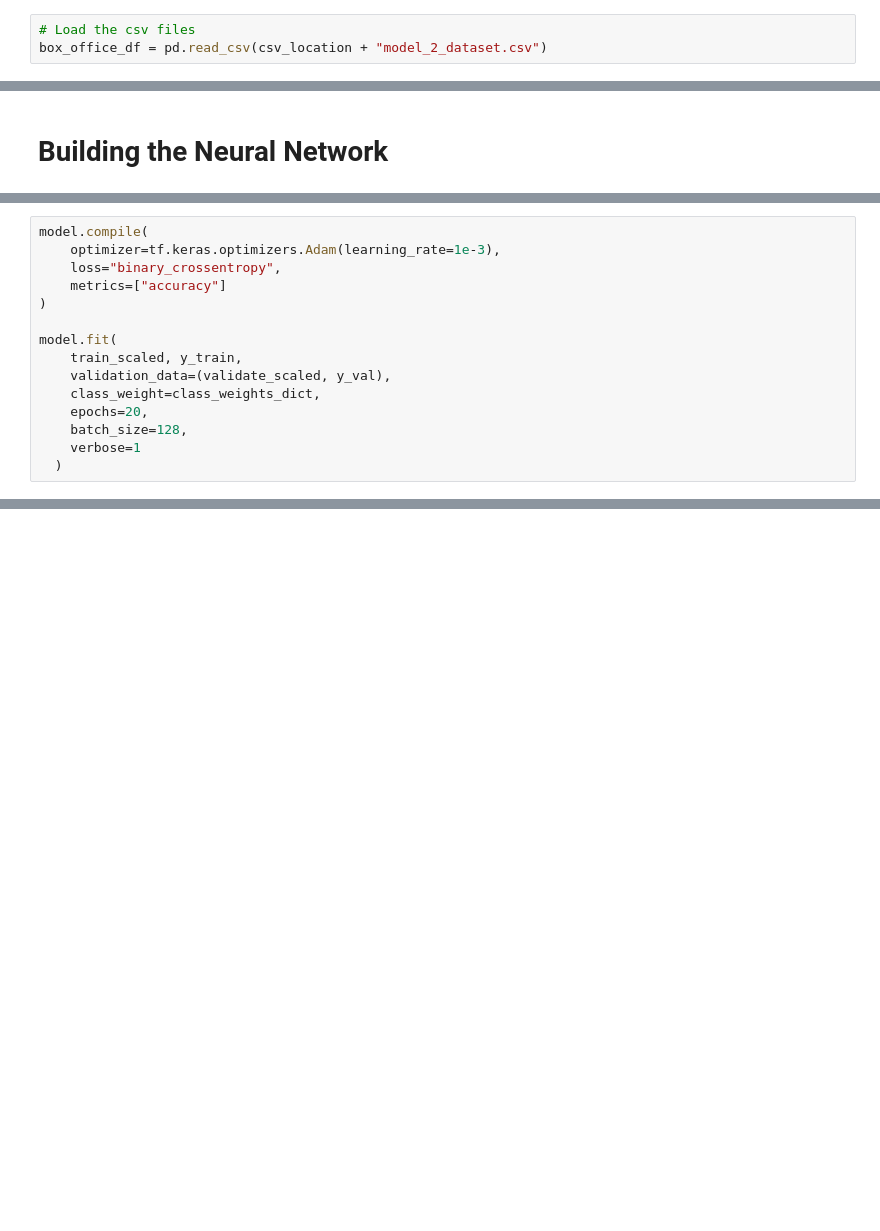
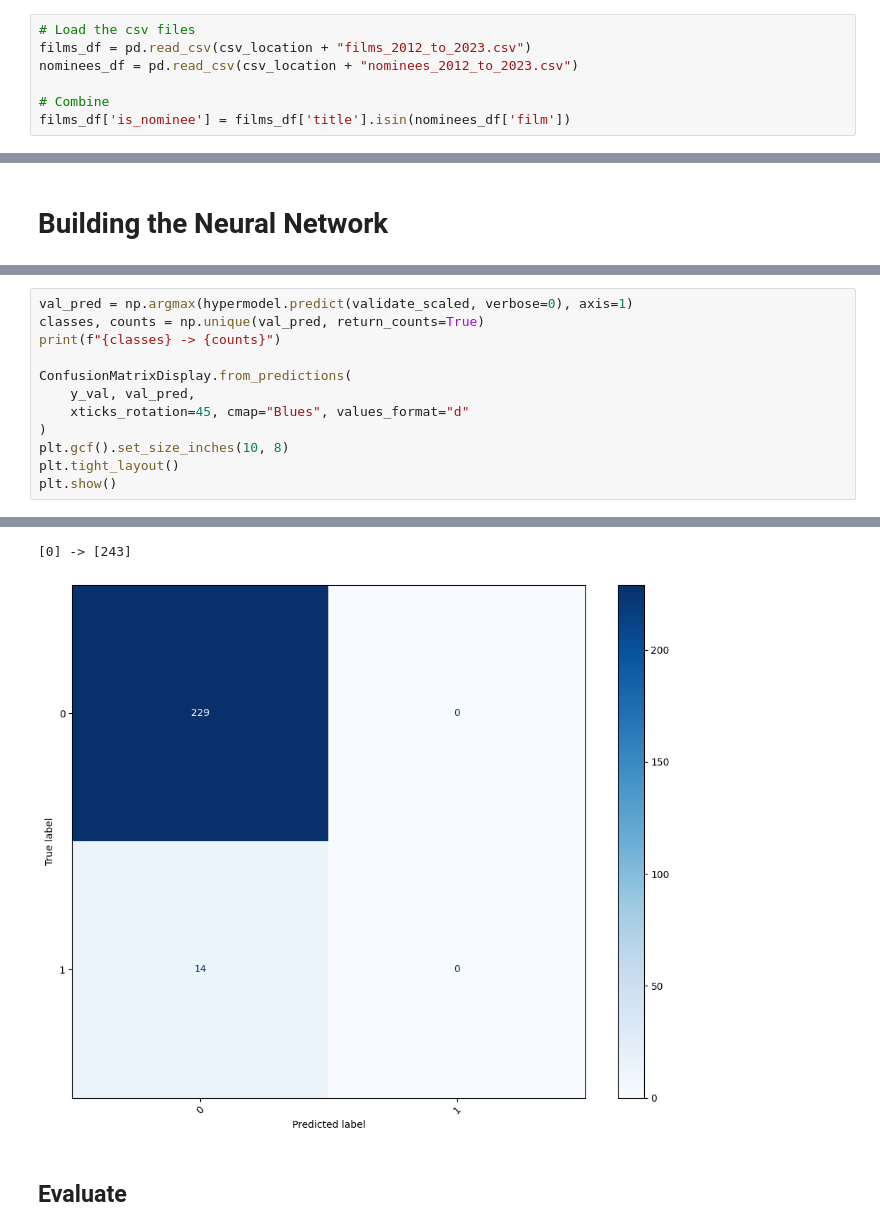
Before and after one commit to kmr6702/Oscars-Predictions-ML-Project, a Jupyter notebook: Code/model2_nn.ipynb, the cells around one changed output, grey strips where cells are left out. Cells and saved outputs as stored; diff of their text form; blank space fills up the shorter version.

```diff
--- a/Code/model2_nn.ipynb
+++ b/Code/model2_nn.ipynb
@@ -13,4 +13,8 @@ Drive already mounted at /content/drive; to attempt to forcibly remount, call dr
 csv_location = '/content/drive/MyDrive/ML Project/Dataset/'
 # %%
 # Load the csv files
-box_office_df = pd.read_csv(csv_location + "model_2_dataset.csv")
+films_df = pd.read_csv(csv_location + "films_2012_to_2023.csv")
+nominees_df = pd.read_csv(csv_location + "nominees_2012_to_2023.csv")
+
+# Combine
+films_df['is_nominee'] = films_df['title'].isin(nominees_df['film'])
@@ -129,15 +127,0 @@ model = Sequential([
-# %%
-model.compile(
-    optimizer=tf.keras.optimizers.Adam(learning_rate=1e-3),
-    loss="binary_crossentropy",
-    metrics=["accuracy"]
-)
-
-model.fit(
-    train_scaled, y_train,
-    validation_data=(validate_scaled, y_val),
-    class_weight=class_weights_dict,
-    epochs=20,
-    batch_size=128,
-    verbose=1
-  )
@@ -162,0 +234,13 @@ Epoch 20/20
+# %%
+val_pred = np.argmax(hypermodel.predict(validate_scaled, verbose=0), axis=1)
+classes, counts = np.unique(val_pred, return_counts=True)
+print(f"{classes} -> {counts}")
+
+ConfusionMatrixDisplay.from_predictions(
+    y_val, val_pred,
+    xticks_rotation=45, cmap="Blues", values_format="d"
+)
+plt.gcf().set_size_inches(10, 8)
+plt.tight_layout()
+plt.show()
+# %% [output]
@@ -162,0 +248,4 @@ Epoch 20/20
+[0] -> [243]
+[figure, added]
+# %% [markdown]
+## Evaluate
```
Also changed, not shown: parts of 25 cells of this notebook.
